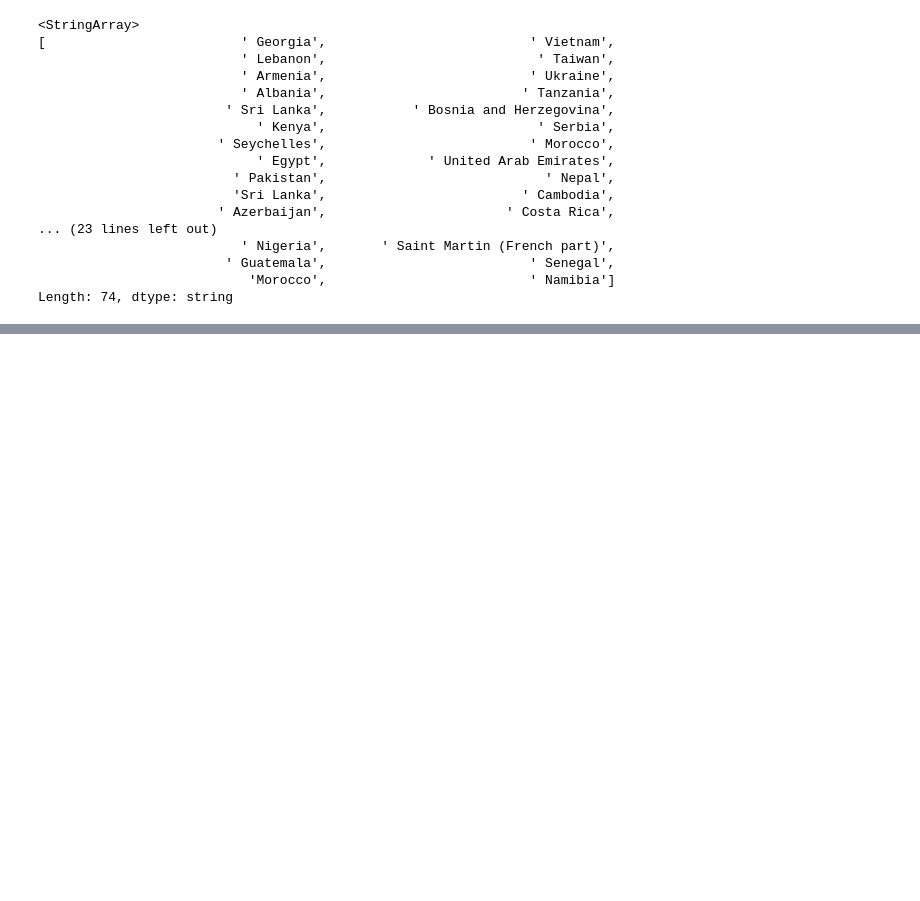
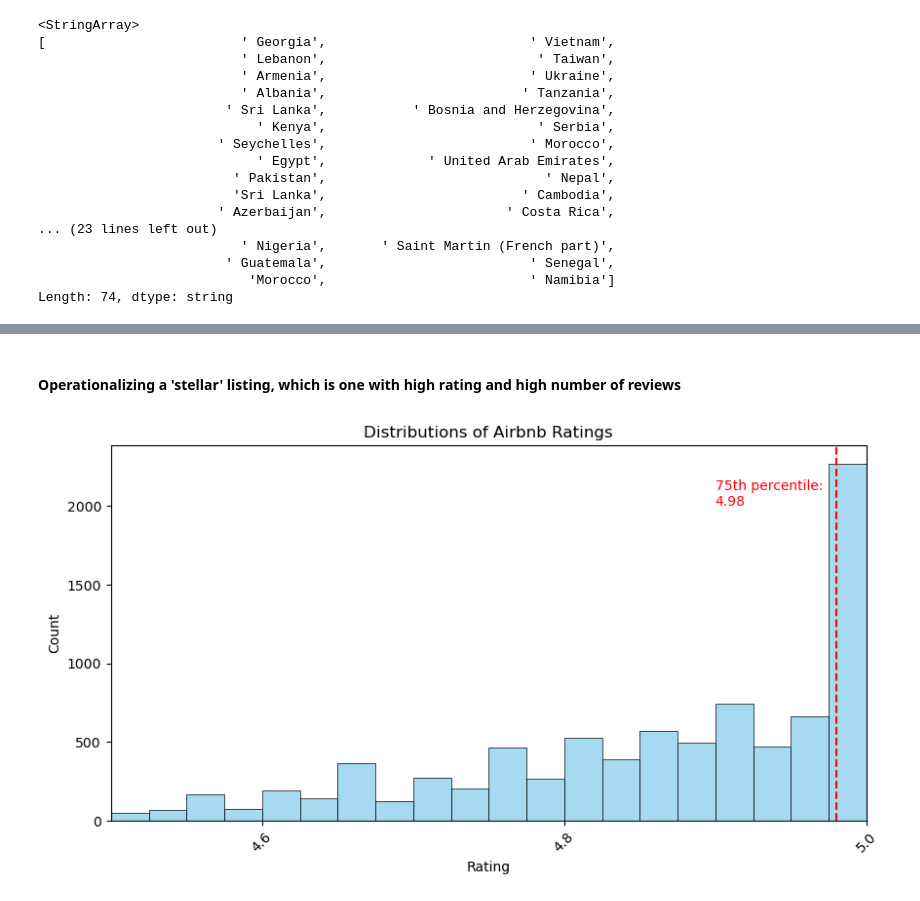
Before and after one commit to vndayambaje/Airbnb_EDA_Project, a Jupyter notebook: Project_2_final_eda.ipynb, the cells around one changed output, grey strips where cells are left out. Drawn from its saved outputs; the diff is of its cells as text; code cells hidden in the pictures; blank space fills up the shorter version.

```diff
--- a/Project_2_final_eda.ipynb
+++ b/Project_2_final_eda.ipynb
@@ -574,0 +559,34 @@ airbnb.to_csv('airbnb_clean_2.csv')
+# %% [markdown]
+#### Operationalizing a 'stellar' listing, which is one with high rating and high number of reviews
+# %%
+# Look at the distribution of ratings to decide what is considered a high rating.
+
+# create a new dataframe that drops all the ratings that are -1
+airbnb_small = airbnb[airbnb['rating'] > 0].copy()
+
+# calculate the 75th percentile for rating
+high_rating_threshold = airbnb_small['rating'].quantile(0.75)
+
+# initialize figure
+fig, ax = plt.subplots(figsize=(10, 5))
+
+# plot histogram with the specified bins
+sns.histplot(airbnb_small['rating'], bins = 80, kde = False, ax = ax, color = 'skyblue', edgecolor='black', linewidth=0.5)
+ax.set_title('Distributions of Airbnb Ratings')
+ax.set_ylabel('Count')
+ax.set_xlabel('Rating')
+
+# Add a line for the 80th percentile
+ax.axvline(high_rating_threshold, color = 'red', linestyle = 'dashed')
+ax.text(4.90, 2000,f'75th percentile:\n{high_rating_threshold:.2f}', color = 'red')
+
+# set xticks
+xticks = np.arange(4, airbnb['rating'].max()+0.2, 0.2)
+ax.set_xticks(xticks)
+plt.xticks(rotation=45)
+ax.set_xlim(left = 4.5, right = 5.0)
+
+# show plot
+plt.show()
+# %% [output]
+[figure, added]
```
Also changed, not shown: parts of 92 cells of this notebook, 1 other file.
